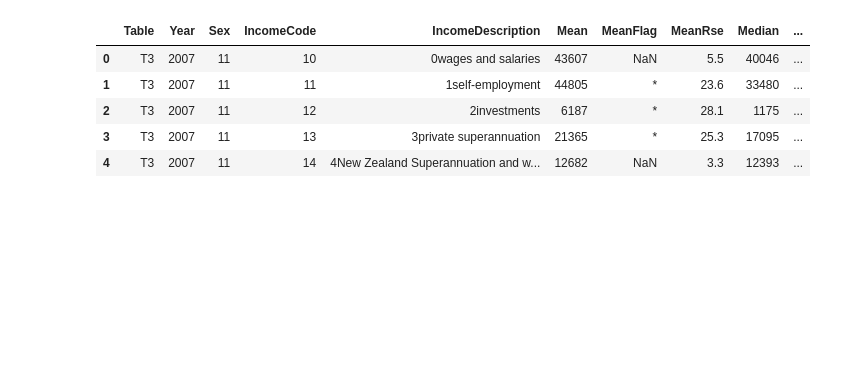
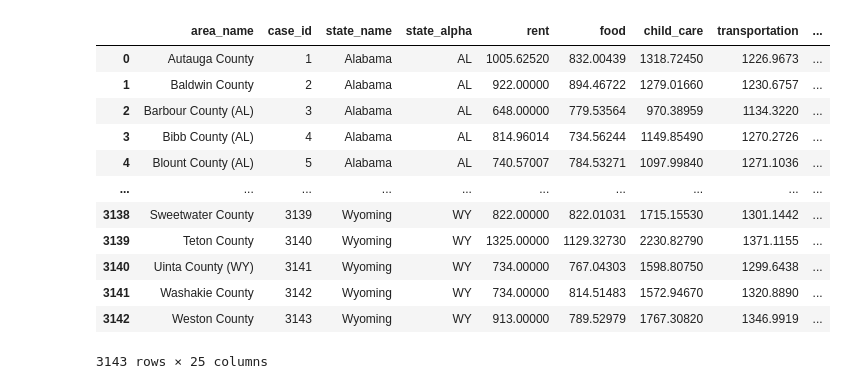
Before and after one commit to i2mx/IMMC-A-2024, a Jupyter notebook: Data.ipynb, the cells around one changed output. Drawn from its saved outputs; the diff is of its cells as text; code cells hidden in the pictures; blank space fills up the shorter version.

```diff
--- a/Data.ipynb
+++ b/Data.ipynb
@@ -1,12 +1,23 @@
 # %%
 import pandas as pd
-# %%
-df = pd.read_csv('data/household-income-and-housing-cost-statistics-year-ended-june-2018-csv/HES2018-Table3and4.csv')
-df.head()
-# %% [output]
-|  | Table | Year | Sex | IncomeCode | IncomeDescription | Mean | MeanFlag | MeanRse | Median | ... |
-| 0 | T3 | 2007 | 11 | 10 | 0wages and salaries | 43607 | NaN | 5.5 | 40046 | ... |
-| 1 | T3 | 2007 | 11 | 11 | 1self-employment | 44805 | * | 23.6 | 33480 | ... |
-| 2 | T3 | 2007 | 11 | 12 | 2investments | 6187 | * | 28.1 | 1175 | ... |
-| 3 | T3 | 2007 | 11 | 13 | 3private superannuation | 21365 | * | 25.3 | 17095 | ... |
-| 4 | T3 | 2007 | 11 | 14 | 4New Zealand Superannuation and w... | 12682 | NaN | 3.3 | 12393 | ... |
+# %%
+cost_of_living = pd.read_csv('data/Cost of Living.csv')
+
+# padding fips code
+cost_of_living['fips'] = cost_of_living['fips'].astype(str).apply(lambda x: x.zfill(5))
+
+cost_of_living
+# %% [output]
+|  | area_name | case_id | state_name | state_alpha | rent | food | child_care | transportation | ... |
+| 0 | Autauga County | 1 | Alabama | AL | 1005.62520 | 832.00439 | 1318.72450 | 1226.9673 | ... |
+| 1 | Baldwin County | 2 | Alabama | AL | 922.00000 | 894.46722 | 1279.01660 | 1230.6757 | ... |
+| 2 | Barbour County (AL) | 3 | Alabama | AL | 648.00000 | 779.53564 | 970.38959 | 1134.3220 | ... |
+| 3 | Bibb County (AL) | 4 | Alabama | AL | 814.96014 | 734.56244 | 1149.85490 | 1270.2726 | ... |
+| 4 | Blount County (AL) | 5 | Alabama | AL | 740.57007 | 784.53271 | 1097.99840 | 1271.1036 | ... |
+| ... | ... | ... | ... | ... | ... | ... | ... | ... | ... |
+| 3138 | Sweetwater County | 3139 | Wyoming | WY | 822.00000 | 822.01031 | 1715.15530 | 1301.1442 | ... |
+| 3139 | Teton County | 3140 | Wyoming | WY | 1325.00000 | 1129.32730 | 2230.82790 | 1371.1155 | ... |
+| 3140 | Uinta County (WY) | 3141 | Wyoming | WY | 734.00000 | 767.04303 | 1598.80750 | 1299.6438 | ... |
+| 3141 | Washakie County | 3142 | Wyoming | WY | 734.00000 | 814.51483 | 1572.94670 | 1320.8890 | ... |
+| 3142 | Weston County | 3143 | Wyoming | WY | 913.00000 | 789.52979 | 1767.30820 | 1346.9919 | ... |
+3143 rows × 25 columns
```
Also changed, not shown: parts of 5 cells of this notebook, 4 other files.
